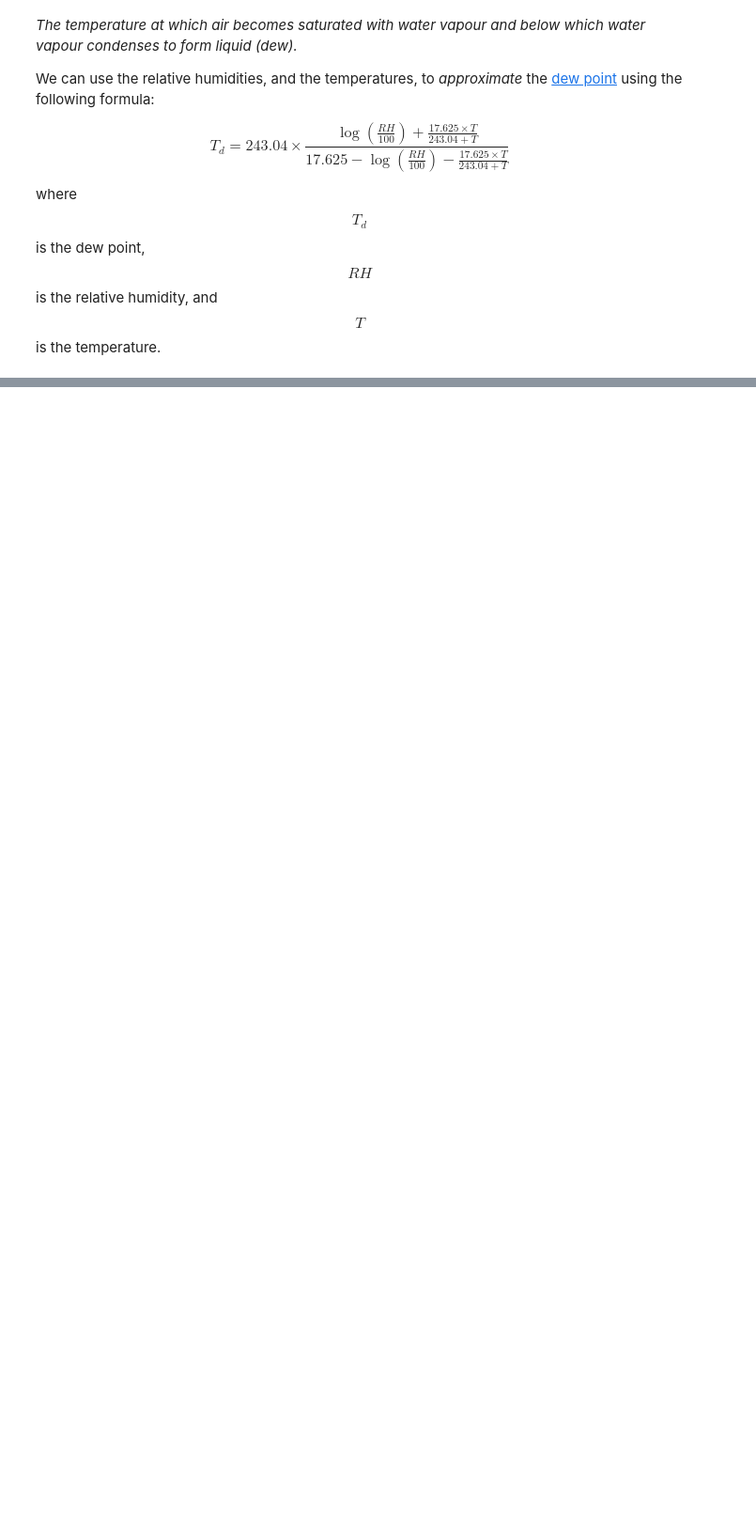
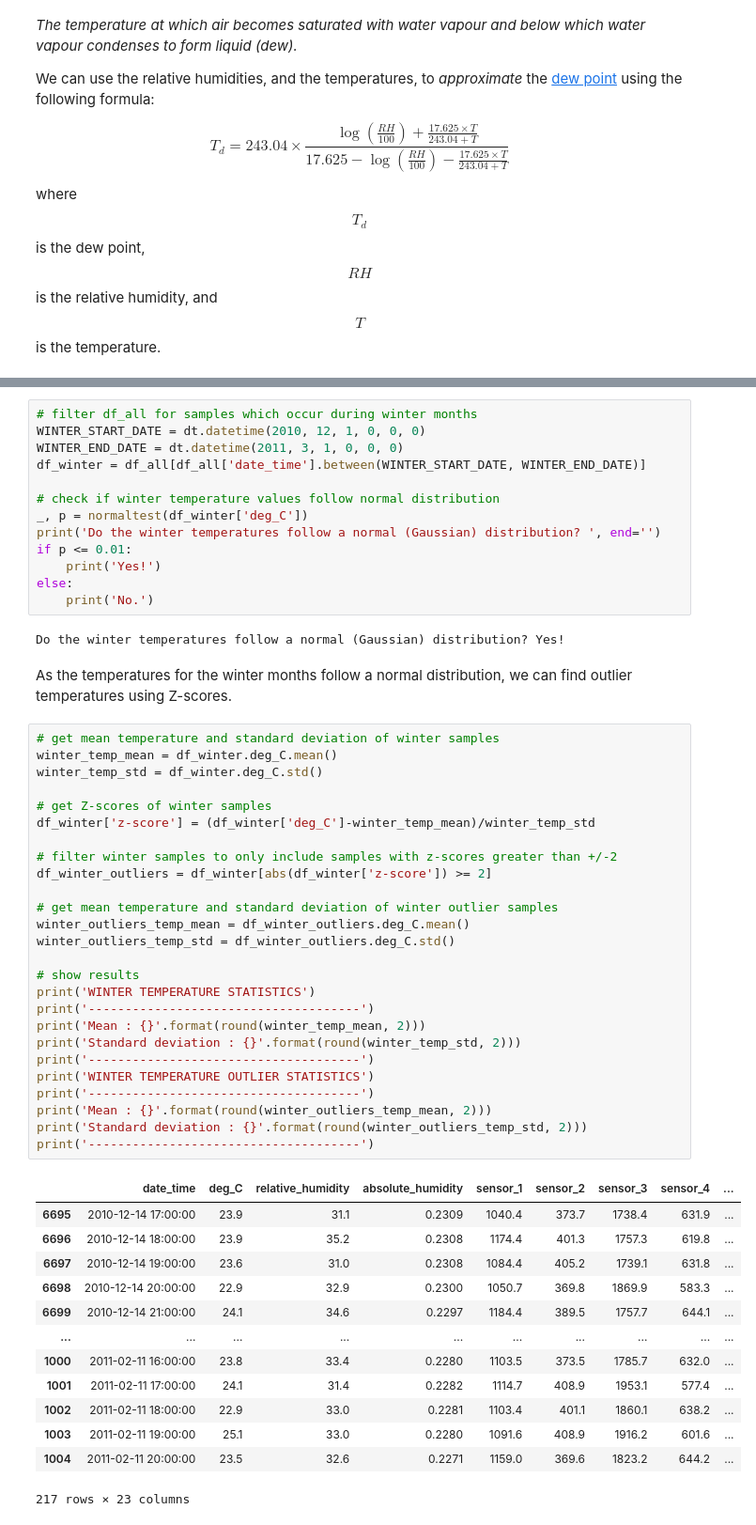
Before and after one commit to Luke-Marques/TPS07Challenge, a Jupyter notebook: tps_07_challenge.ipynb, the cells around one changed output, grey strips where cells are left out. Shown at 94% size. Drawn from its saved outputs; the diff is of its cells as text; blank space fills up the shorter version.

```diff
--- a/tps_07_challenge.ipynb
+++ b/tps_07_challenge.ipynb
@@ -333,0 +510,57 @@ df_all['dew_point'] = 243.04*(np.log(df_all['relative_humidity']/100)+((17.625*d
+# %%
+# filter df_all for samples which occur during winter months
+WINTER_START_DATE = dt.datetime(2010, 12, 1, 0, 0, 0)
+WINTER_END_DATE = dt.datetime(2011, 3, 1, 0, 0, 0)
+df_winter = df_all[df_all['date_time'].between(WINTER_START_DATE, WINTER_END_DATE)]
+
+# check if winter temperature values follow normal distribution
+_, p = normaltest(df_winter['deg_C'])
+print('Do the winter temperatures follow a normal (Gaussian) distribution? ', end='')
+if p <= 0.01:
+    print('Yes!')
+else:
+    print('No.')
+# %% [output]
+Do the winter temperatures follow a normal (Gaussian) distribution? Yes!
+# %% [markdown]
+As the temperatures for the winter months follow a normal distribution, we can find outlier temperatures using Z-scores.
+# %%
+# get mean temperature and standard deviation of winter samples
+winter_temp_mean = df_winter.deg_C.mean()
+winter_temp_std = df_winter.deg_C.std()
+
+# get Z-scores of winter samples
+df_winter['z-score'] = (df_winter['deg_C']-winter_temp_mean)/winter_temp_std
+
+# filter winter samples to only include samples with z-scores greater than +/-2
+df_winter_outliers = df_winter[abs(df_winter['z-score']) >= 2]
+
+# get mean temperature and standard deviation of winter outlier samples
+winter_outliers_temp_mean = df_winter_outliers.deg_C.mean()
+winter_outliers_temp_std = df_winter_outliers.deg_C.std()
+
+# show results
+print('WINTER TEMPERATURE STATISTICS')
+print('-------------------------------------')
+print('Mean : {}'.format(round(winter_temp_mean, 2)))
+print('Standard deviation : {}'.format(round(winter_temp_std, 2)))
+print('-------------------------------------')
+print('WINTER TEMPERATURE OUTLIER STATISTICS')
+print('-------------------------------------')
+print('Mean : {}'.format(round(winter_outliers_temp_mean, 2)))
+print('Standard deviation : {}'.format(round(winter_outliers_temp_std, 2)))
+print('-------------------------------------')
+# %% [output]
+|  | date_time | deg_C | relative_humidity | absolute_humidity | sensor_1 | sensor_2 | sensor_3 | sensor_4 | ... |
+| 6695 | 2010-12-14 17:00:00 | 23.9 | 31.1 | 0.2309 | 1040.4 | 373.7 | 1738.4 | 631.9 | ... |
+| 6696 | 2010-12-14 18:00:00 | 23.9 | 35.2 | 0.2308 | 1174.4 | 401.3 | 1757.3 | 619.8 | ... |
+| 6697 | 2010-12-14 19:00:00 | 23.6 | 31.0 | 0.2308 | 1084.4 | 405.2 | 1739.1 | 631.8 | ... |
+| 6698 | 2010-12-14 20:00:00 | 22.9 | 32.9 | 0.2300 | 1050.7 | 369.8 | 1869.9 | 583.3 | ... |
+| 6699 | 2010-12-14 21:00:00 | 24.1 | 34.6 | 0.2297 | 1184.4 | 389.5 | 1757.7 | 644.1 | ... |
+| ... | ... | ... | ... | ... | ... | ... | ... | ... | ... |
+| 1000 | 2011-02-11 16:00:00 | 23.8 | 33.4 | 0.2280 | 1103.5 | 373.5 | 1785.7 | 632.0 | ... |
+| 1001 | 2011-02-11 17:00:00 | 24.1 | 31.4 | 0.2282 | 1114.7 | 408.9 | 1953.1 | 577.4 | ... |
+| 1002 | 2011-02-11 18:00:00 | 22.9 | 33.0 | 0.2281 | 1103.4 | 401.1 | 1860.1 | 638.2 | ... |
+| 1003 | 2011-02-11 19:00:00 | 25.1 | 33.0 | 0.2280 | 1091.6 | 408.9 | 1916.2 | 601.6 | ... |
+| 1004 | 2011-02-11 20:00:00 | 23.5 | 32.6 | 0.2271 | 1159.0 | 369.6 | 1823.2 | 644.2 | ... |
+217 rows × 23 columns
```
Also changed, not shown: parts of 12 cells of this notebook.
